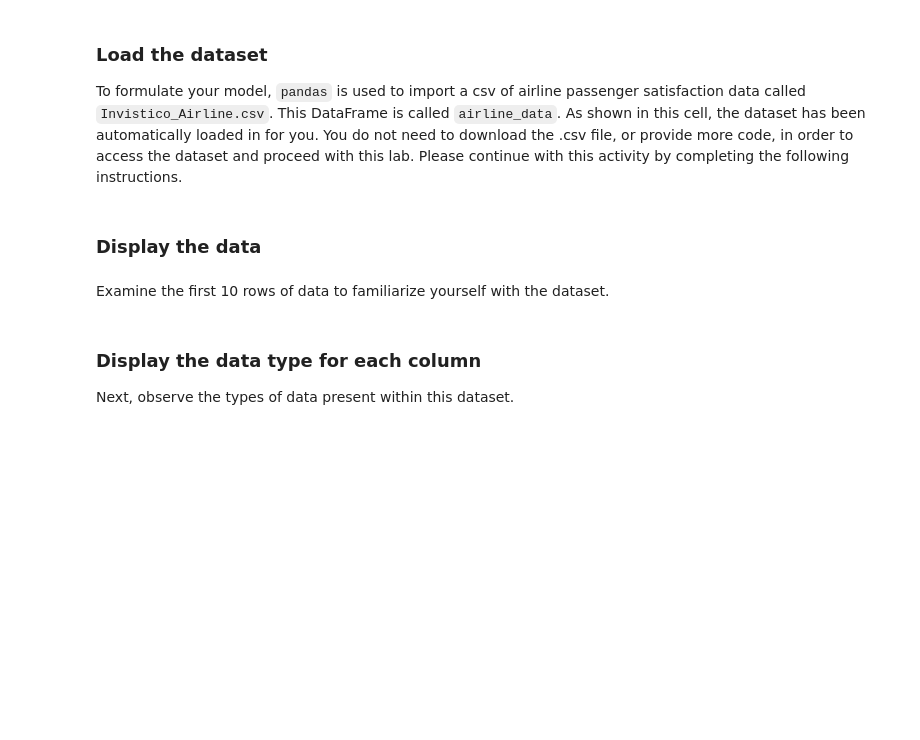
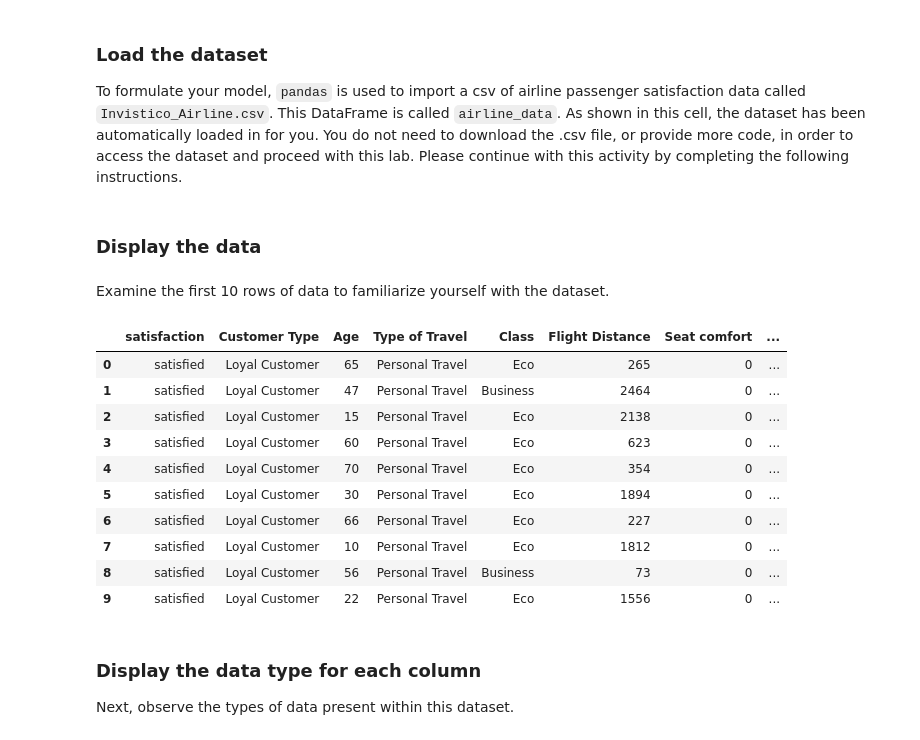
Before and after one commit to dianario/google_advanced_data_analytics, a Jupyter notebook: ml_xgboost_model/lab_build_XGBoost_model.ipynb, the cells around one changed output. Cells and saved outputs as stored; diff of their text form; code cells hidden in the pictures; blank space fills up the shorter version.

Commit message:
Build xgboost model and pickle

```diff
--- a/ml_xgboost_model/lab_build_XGBoost_model.ipynb
+++ b/ml_xgboost_model/lab_build_XGBoost_model.ipynb
@@ -19,3 +15,20 @@ Begin with your import statements. First, import `pandas`, `numpy`, and `matplot
+# %%
+# Import base packages
+import numpy as np
+import pandas as pd
+import matplotlib.pyplot as plt
+import pickle as pk
+
+# Import model prep and metrics
+from sklearn.model_selection import train_test_split, GridSearchCV
+from sklearn import metrics
+
+# Import model
+from xgboost import XGBClassifier
+from xgboost import plot_importance
+
+# Display all columns in pandas
+pd.set_option('display.max_columns', None)
 # %% [markdown]
 ### Load the dataset
 
@@ -29,11 +36,25 @@ airline_data = pd.read_csv('Invistico_Airline.csv', error_bad_lines=False)
+# %%
+# Import data
+airline_data = pd.read_csv('Invistico_Airline.csv', on_bad_lines='skip')
 # %% [markdown]
 ### Display the data
 # %% [markdown]
 Examine the first 10 rows of data to familiarize yourself with the dataset.
 # %%
 # Display the first ten rows of data.
-
-### YOUR CODE HERE ###
+airline_data.head(10)
+# %% [output]
+|  | satisfaction | Customer Type | Age | Type of Travel | Class | Flight Distance | Seat comfort | ... |
+| 0 | satisfied | Loyal Customer | 65 | Personal Travel | Eco | 265 | 0 | ... |
+| 1 | satisfied | Loyal Customer | 47 | Personal Travel | Business | 2464 | 0 | ... |
+| 2 | satisfied | Loyal Customer | 15 | Personal Travel | Eco | 2138 | 0 | ... |
+| 3 | satisfied | Loyal Customer | 60 | Personal Travel | Eco | 623 | 0 | ... |
+| 4 | satisfied | Loyal Customer | 70 | Personal Travel | Eco | 354 | 0 | ... |
+| 5 | satisfied | Loyal Customer | 30 | Personal Travel | Eco | 1894 | 0 | ... |
+| 6 | satisfied | Loyal Customer | 66 | Personal Travel | Eco | 227 | 0 | ... |
+| 7 | satisfied | Loyal Customer | 10 | Personal Travel | Eco | 1812 | 0 | ... |
+| 8 | satisfied | Loyal Customer | 56 | Personal Travel | Business | 73 | 0 | ... |
+| 9 | satisfied | Loyal Customer | 22 | Personal Travel | Eco | 1556 | 0 | ... |
 # %% [markdown]
 ### Display the data type for each column
 
```
Also changed, not shown: parts of 51 cells of this notebook.
